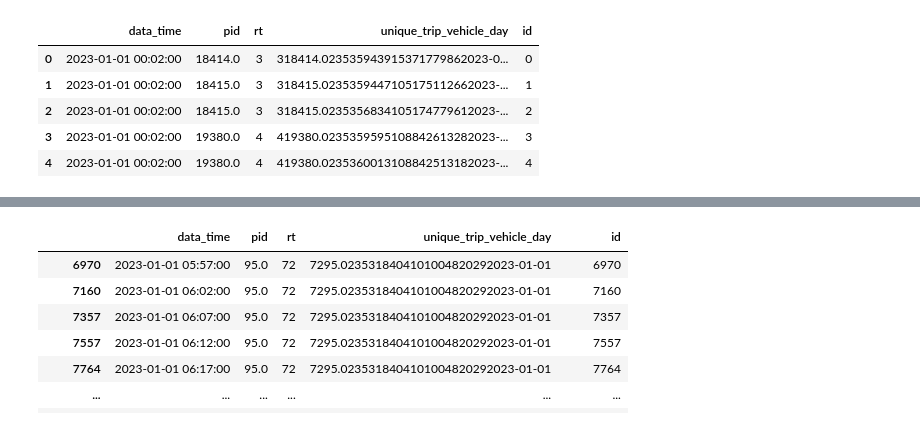
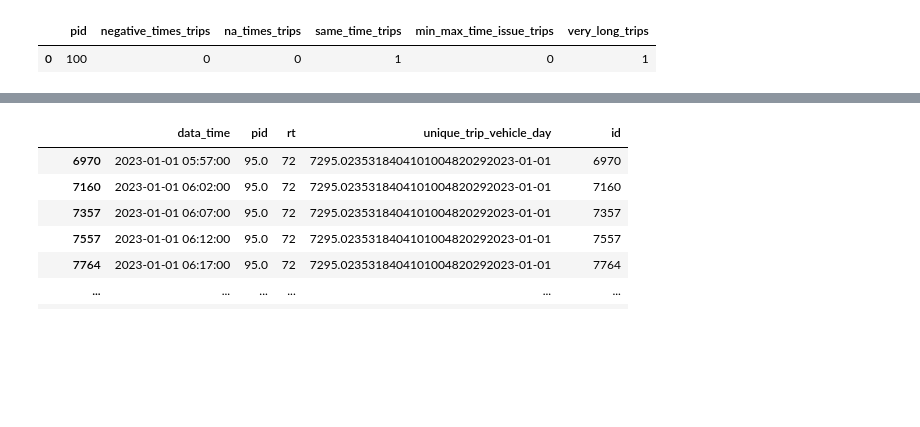
Before and after one commit to mansueto-institute/cta-stop-watch, a Jupyter notebook: cta-stop-watch/cta-stop-etl/explore_qc.ipynb, the cells around one changed output, grey strips where cells are left out. Cells and saved outputs as stored; diff of their text form; code cells hidden in the pictures; blank space fills up the shorter version.

Commit message:
qc and time between pings

```diff
--- a/cta-stop-watch/cta-stop-etl/as_qc_script.ipynb
+++ b/cta-stop-watch/cta-stop-etl/explore_qc.ipynb
@@ -29,9 +8,13 @@ See the caveats in the documentation: https://pandas.pydata.org/pandas-docs/stab
+# %%
+# Read files
+
+df = pd.read_parquet("out/qc/qc_summary_df.parquet")
+with open("out/qc/issue_examples.pickle", "rb") as f:
+    # The protocol version used is detected automatically, so we do not
+    # have to specify it.
+    issue_trips = pickle.load(f)
 # %%
-df_small.head()
+df.head()
 # %% [output]
-|  | data_time | pid | rt | unique_trip_vehicle_day | id |
-| 0 | 2023-01-01 00:02:00 | 18414.0 | 3 | 318414.023535943915371779862023-0... | 0 |
-| 1 | 2023-01-01 00:02:00 | 18415.0 | 3 | 318415.0235359447105175112662023-... | 1 |
-| 2 | 2023-01-01 00:02:00 | 18415.0 | 3 | 318415.0235356834105174779612023-... | 2 |
-| 3 | 2023-01-01 00:02:00 | 19380.0 | 4 | 419380.0235359595108842613282023-... | 3 |
-| 4 | 2023-01-01 00:02:00 | 19380.0 | 4 | 419380.0235360013108842513182023-... | 4 |
+|  | pid | negative_times_trips | na_times_trips | same_time_trips | min_max_time_issue_trips | very_long_trips |
+| 0 | 100 | 0 | 0 | 1 | 0 | 1 |
```
Also changed, not shown: parts of 6 cells of this notebook, 3 other files.
